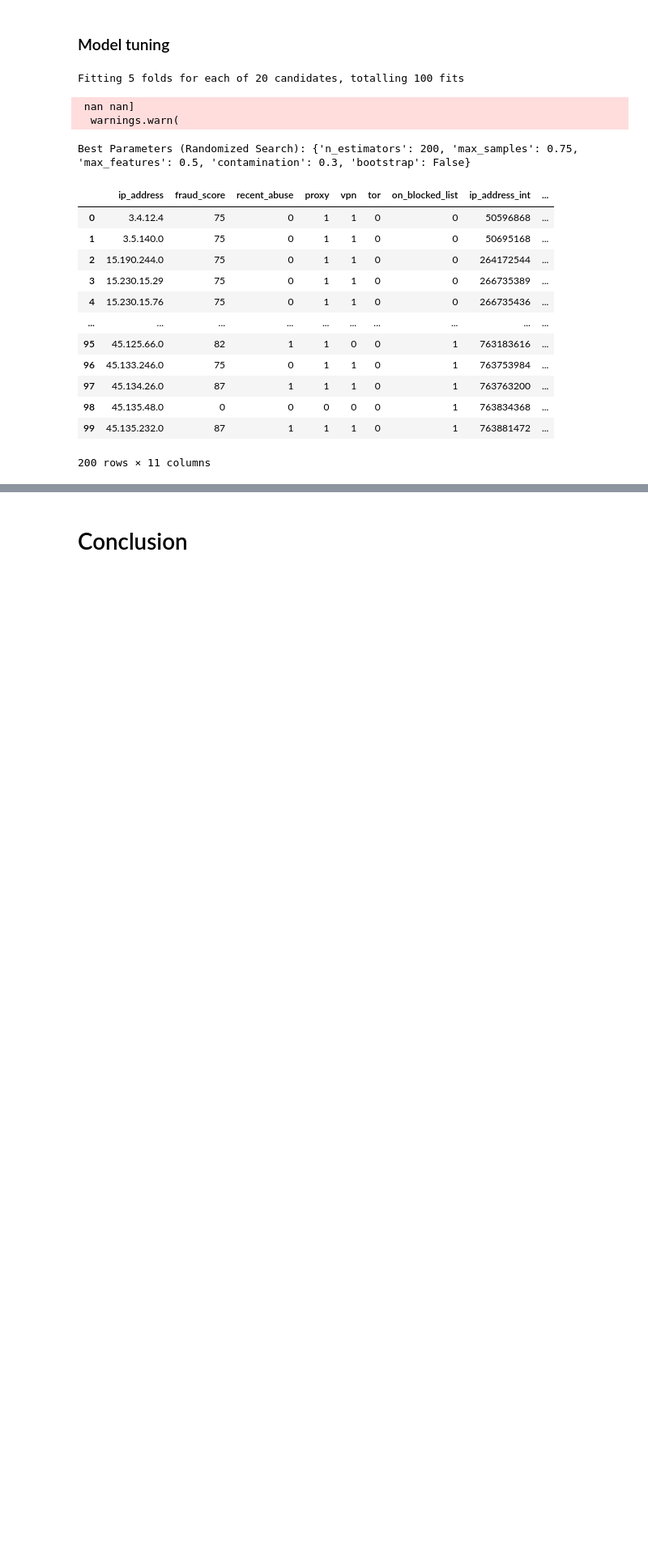
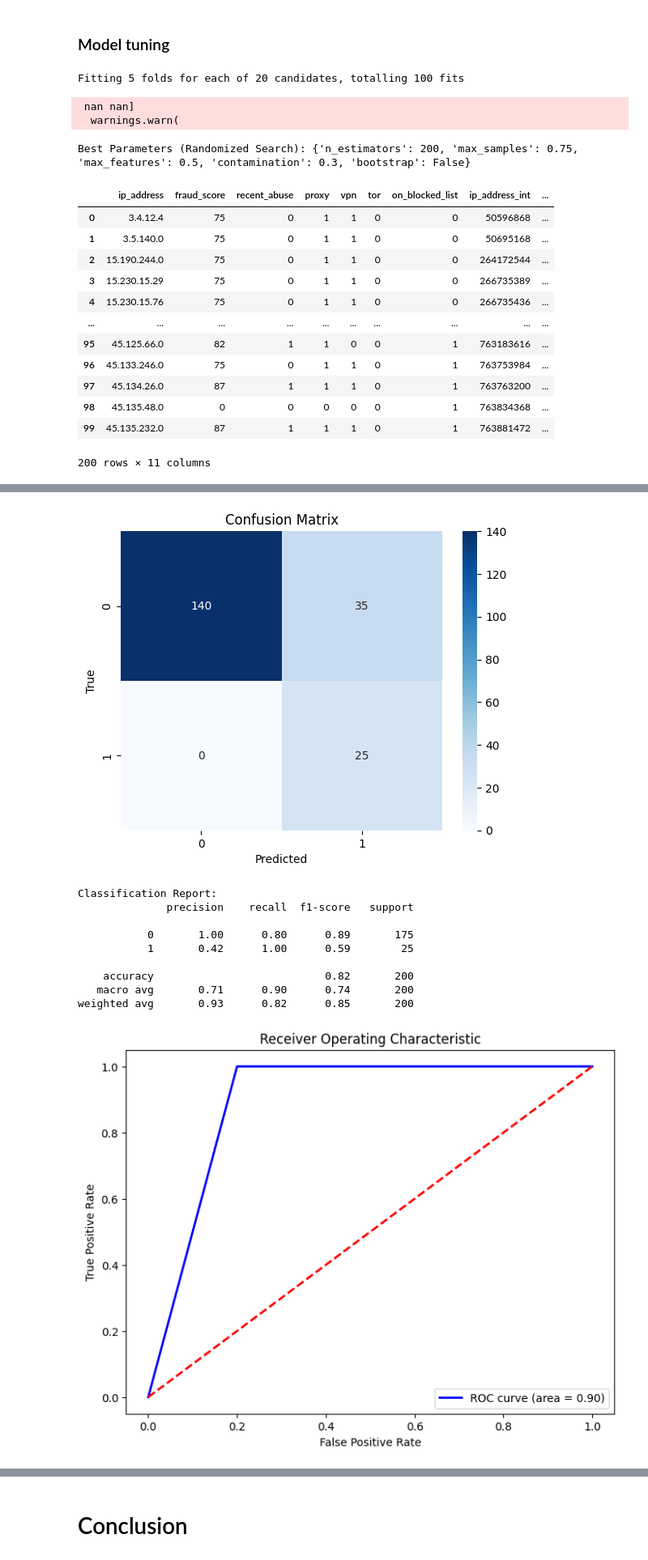
Before and after one commit to thamadziripi/isolation-forest-ipqs-api, a Jupyter notebook: fraud_detection_using_isolation_forest.ipynb, the cells around one changed output, grey strips where cells are left out. Shown: that part at 81% size. Saved outputs shown, nothing was run; the diff lists cells and outputs as text; code cells hidden in the pictures; blank space fills up the shorter version.

```diff
--- a/fraud_detection_using_isolation_forest.ipynb
+++ b/fraud_detection_using_isolation_forest.ipynb
@@ -333,6 +336,7 @@ clf.fit(X)
 # Predictions
 df["anomoly_scores"] = clf.decision_function(X)
 df['predictions'] = clf.predict(X)
+df['predictions'] = df["predictions"].map({1: 0, -1: 1})
 
 df
 # %% [output]
@@ -351,0 +358,51 @@ df
+# %%
+y_true = df["is_fraud"]
+y_pred = df["predictions"]
+
+# Evaluate with Confusion Matrix
+conf_matrix = confusion_matrix(y_true, y_pred)
+sns.heatmap(conf_matrix, annot=True, fmt='d', cmap='Blues')
+plt.title('Confusion Matrix')
+plt.xlabel('Predicted')
+plt.ylabel('True')
+plt.show()
+
+# Classification report
+print("Classification Report:")
+print(classification_report(y_true, y_pred))
+
+# ROC Curve and AUC
+fpr, tpr, _ = roc_curve(y_true, y_pred)
+roc_auc = roc_auc_score(y_true, y_pred)
+
+plt.figure(figsize=(8, 6))
+plt.plot(fpr, tpr, color='blue', lw=2, label=f'ROC curve (area = {roc_auc:.2f})')
+plt.plot([0, 1], [0, 1], color='red', lw=2, linestyle='--')
+plt.xlabel('False Positive Rate')
+plt.ylabel('True Positive Rate')
+plt.title('Receiver Operating Characteristic')
+plt.legend(loc='lower right')
+plt.show()
+
+# Precision-Recall Curve
+precision, recall, _ = precision_recall_curve(y_true, y_pred)
+
+plt.figure(figsize=(8, 6))
+plt.plot(recall, precision, marker='o')
+plt.xlabel('Recall')
+plt.ylabel('Precision')
+plt.title('Precision-Recall Curve')
+plt.grid()
+plt.show()
+# %% [output]
+[figure, added]
+Classification Report:
+              precision    recall  f1-score   support
+
+           0       1.00      0.80      0.89       175
+           1       0.42      1.00      0.59        25
+
+    accuracy                           0.82       200
+   macro avg       0.71      0.90      0.74       200
+weighted avg       0.93      0.82      0.85       200
+[figure, added]
```
Also changed, not shown: parts of 3 cells of this notebook.
